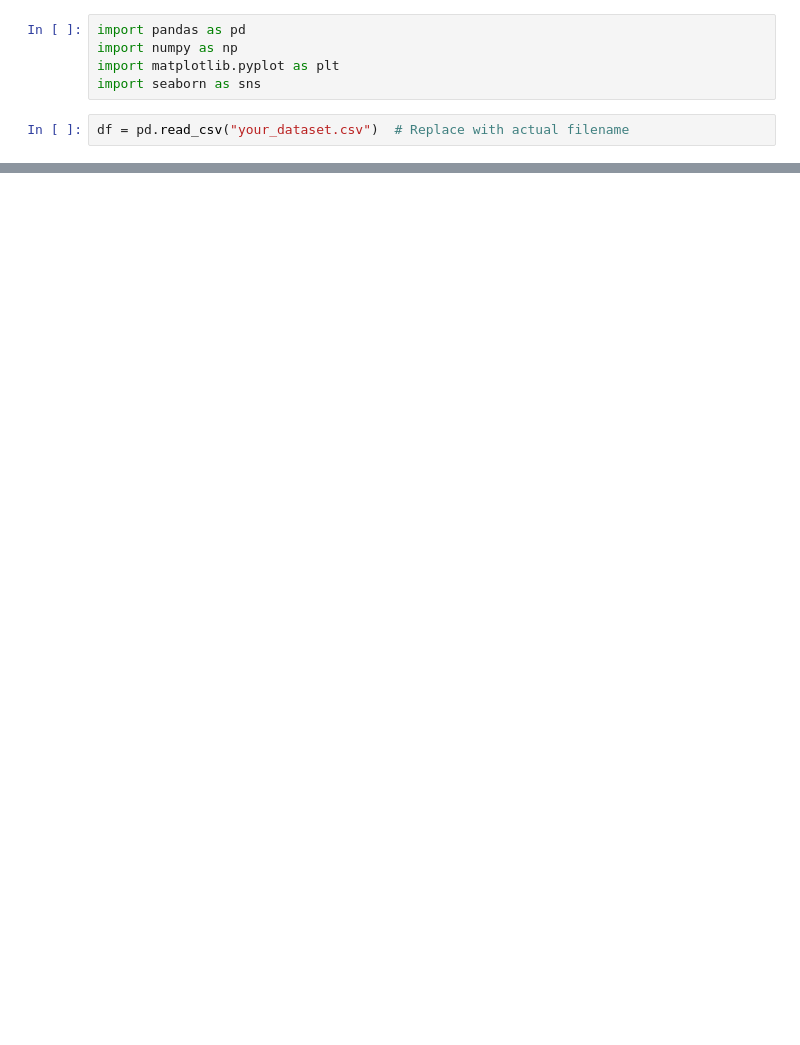
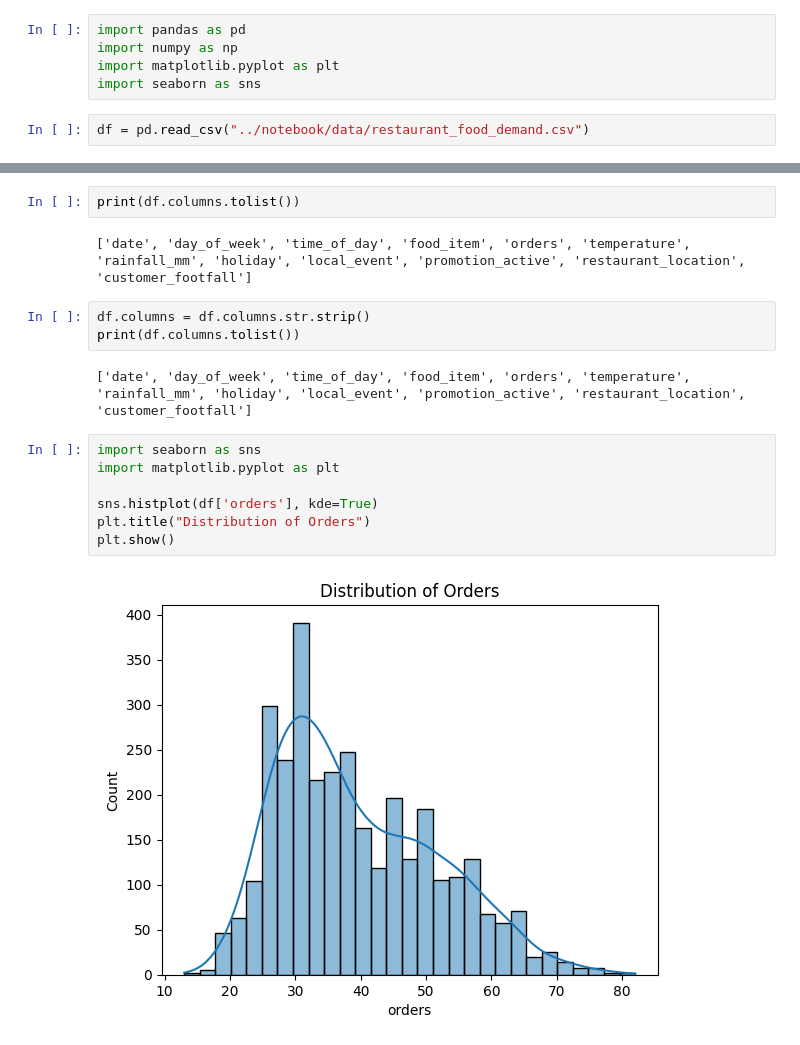
Before and after one commit to abhi009d/FoodDemand, a Jupyter notebook: notebook/eda.ipynb, the cells around one changed output, grey strips where cells are left out. Cells and saved outputs as stored; diff of their text form; blank space fills up the shorter version.

```diff
--- a/notebook/eda.ipynb
+++ b/notebook/eda.ipynb
@@ -4,7 +4,7 @@ import numpy as np
 import matplotlib.pyplot as plt
 import seaborn as sns
 # %%
-df = pd.read_csv("your_dataset.csv")  # Replace with actual filename
+df = pd.read_csv("../notebook/data/restaurant_food_demand.csv")
 # %%
 print(df.shape)
 print(df.info())
@@ -31,0 +60,18 @@ plt.show()
+# %%
+print(df.columns.tolist())
+# %% [output]
+['date', 'day_of_week', 'time_of_day', 'food_item', 'orders', 'temperature', 'rainfall_mm', 'holiday', 'local_event', 'promotion_active', 'restaurant_location', 'customer_footfall']
+# %%
+df.columns = df.columns.str.strip()
+print(df.columns.tolist())
+# %% [output]
+['date', 'day_of_week', 'time_of_day', 'food_item', 'orders', 'temperature', 'rainfall_mm', 'holiday', 'local_event', 'promotion_active', 'restaurant_location', 'customer_footfall']
+# %%
+import seaborn as sns
+import matplotlib.pyplot as plt
+
+sns.histplot(df['orders'], kde=True)
+plt.title("Distribution of Orders")
+plt.show()
+# %% [output]
+[figure, added]
```
Also changed, not shown: parts of 14 cells of this notebook, 8 other files.
